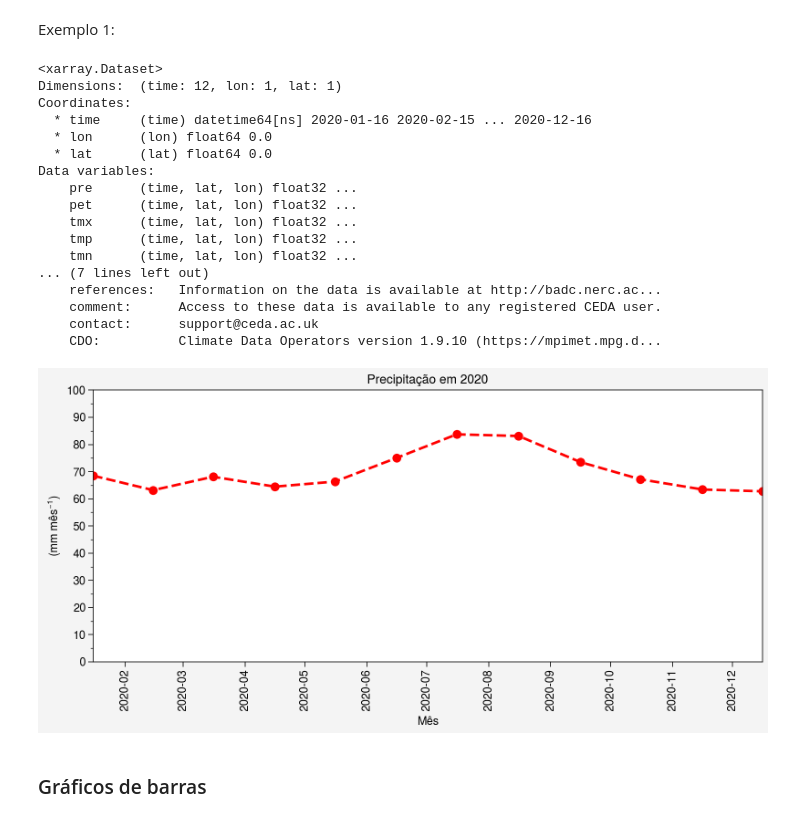
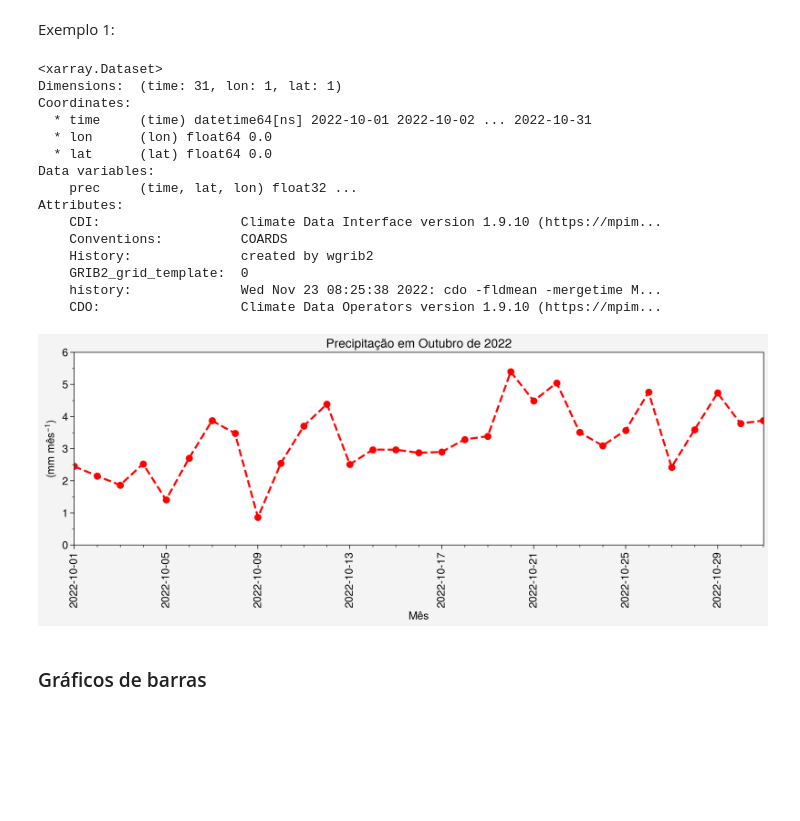
Before and after one commit to jgmsantos/cbmet_XXII, a Jupyter notebook: scripts/graficos.ipynb, the cells around one changed output. Drawn from its saved outputs; the diff is of its cells as text; code cells hidden in the pictures; blank space fills up the shorter version.

```diff
--- a/scripts/graficos.ipynb
+++ b/scripts/graficos.ipynb
@@ -33,45 +60,43 @@ Uso da biblioteca proplot.
 # %% [markdown]
 Exemplo 1:
 # %%
-ds = xr.open_dataset("../dados/cru.nc") # Refazer arquivo
+ds = xr.open_dataset("../dados/serie.chuva.202210.nc")
 
 ds
 # %% [output]
 <xarray.Dataset>
-Dimensions:  (time: 12, lon: 1, lat: 1)
+Dimensions:  (time: 31, lon: 1, lat: 1)
 Coordinates:
-  * time     (time) datetime64[ns] 2020-01-16 2020-02-15 ... 2020-12-16
+  * time     (time) datetime64[ns] 2022-10-01 2022-10-02 ... 2022-10-31
   * lon      (lon) float64 0.0
   * lat      (lat) float64 0.0
 Data variables:
-    pre      (time, lat, lon) float32 ...
-    pet      (time, lat, lon) float32 ...
-    tmx      (time, lat, lon) float32 ...
-    tmp      (time, lat, lon) float32 ...
-    tmn      (time, lat, lon) float32 ...
-... (7 lines left out)
-    references:   Information on the data is available at http://badc.nerc.ac...
-    comment:      Access to these data is available to any registered CEDA user.
-    contact:      support@ceda.ac.uk
-    CDO:          Climate Data Operators version 1.9.10 (https://mpimet.mpg.d...
+    prec     (time, lat, lon) float32 ...
+Attributes:
+    CDI:                  Climate Data Interface version 1.9.10 (https://mpim...
+    Conventions:          COARDS
+    History:              created by wgrib2
+    GRIB2_grid_template:  0
+    history:              Wed Nov 23 08:25:38 2022: cdo -fldmean -mergetime M...
+    CDO:                  Climate Data Operators version 1.9.10 (https://mpim...
 # %%
-prec = ds.pre[:,0,0]
+prec = ds.prec[:,0,0]
 # %%
 # Cria alguns objetos que serão utilizados para a formatação da figura.
-fig = pplt.figure(figsize=(8, 4)) # largura e altura da figura.
+fig = pplt.figure(figsize=(10, 4)) # largura e altura da figura.
 ax = fig.subplot()
 
 # Formatação da figura.
-ax.format(title='Precipitação em 2020', xlabel='Mês', ylabel=r'(mm mês$^{-1}$)', grid=False,
-          ylim=(0, 100), ylocator=10, yminorlocator=5, xtickminor=False)
+ax.format(title='Precipitação em Outubro de 2022', xlabel='Mês', ylabel=r'(mm mês$^{-1}$)', grid=False,
+          large='17px', small='15px', ylim=(0, 6), ylocator=1, yminorlocator=0.5)
 
 # Plot do gráfico.
 ax.plot(prec, linewidth=2, linestyle='--', color='red', marker='o')
 
 # Salva a figura.
 fig.save('ex01.jpg', dpi=300, bbox_inches='tight')
 # %% [output]
-[figure, old version]
+[figure, new version]
 # %% [markdown]
 ### Gráficos de barras
 # %% [markdown]
```
Also changed, not shown: parts of 3 cells of this notebook, 3 other files.
